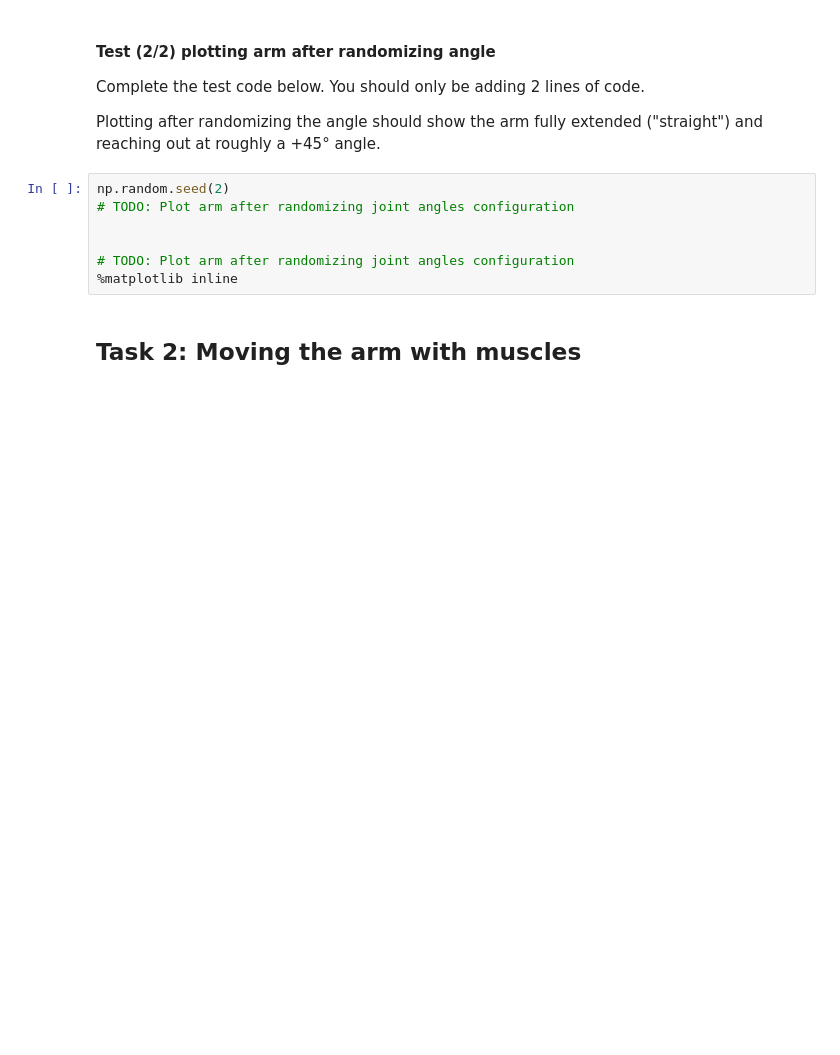
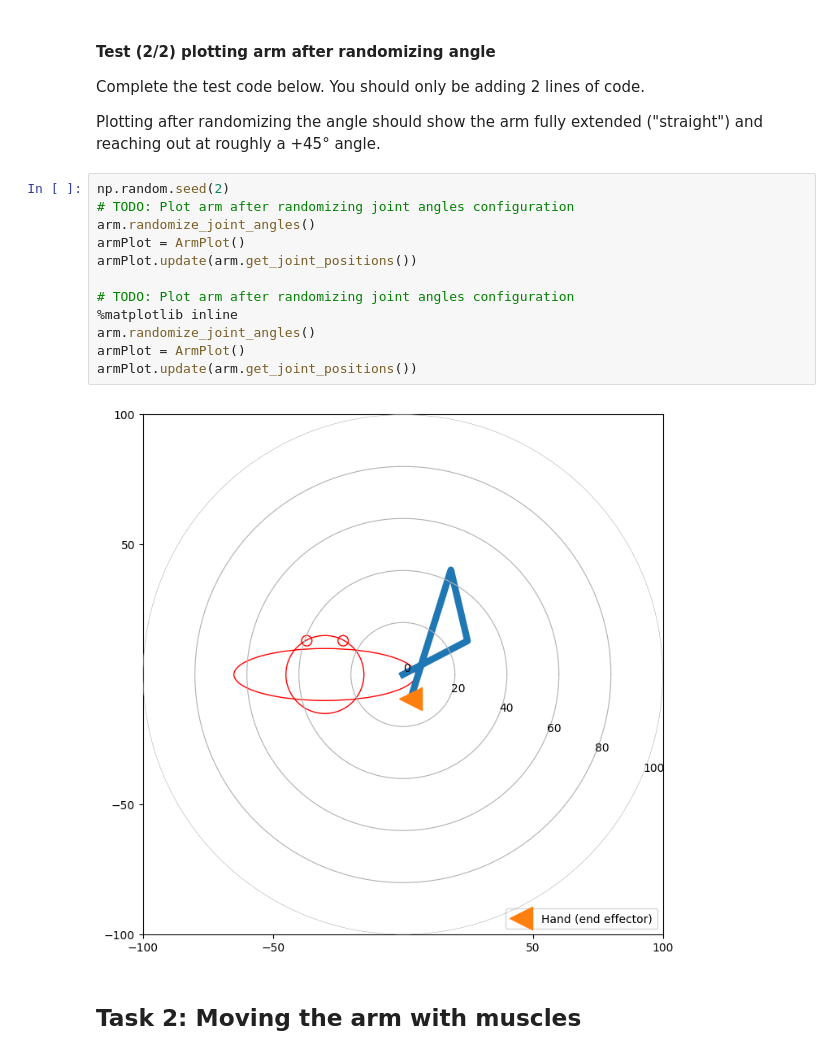
Before and after one commit to mqwen24/CS443_Projects, a Jupyter notebook: p3/jointed_model_arm.ipynb, the cells around one changed output. Cells and saved outputs as stored; diff of their text form; blank space fills up the shorter version.

```diff
--- a/p3/jointed_model_arm.ipynb
+++ b/p3/jointed_model_arm.ipynb
@@ -230,10 +248,17 @@ Plotting after randomizing the angle should show the arm fully extended ("straig
 # %%
 np.random.seed(2)
 # TODO: Plot arm after randomizing joint angles configuration
-
+arm.randomize_joint_angles()
+armPlot = ArmPlot()
+armPlot.update(arm.get_joint_positions())
 
 # TODO: Plot arm after randomizing joint angles configuration
 %matplotlib inline
+arm.randomize_joint_angles()
+armPlot = ArmPlot()
+armPlot.update(arm.get_joint_positions())
+# %% [output]
+[figure, added]
 # %% [markdown]
 ## Task 2: Moving the arm with muscles
 # %% [markdown]
```
Also changed, not shown: parts of 4 cells of this notebook.
